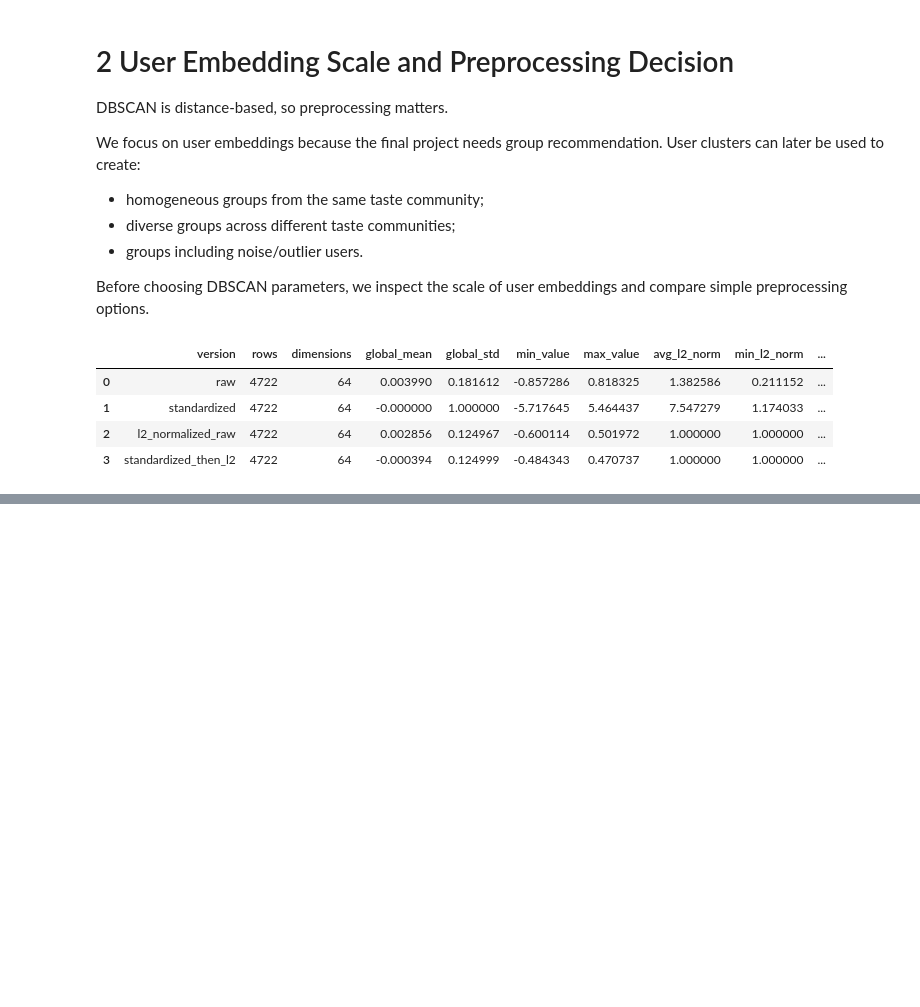
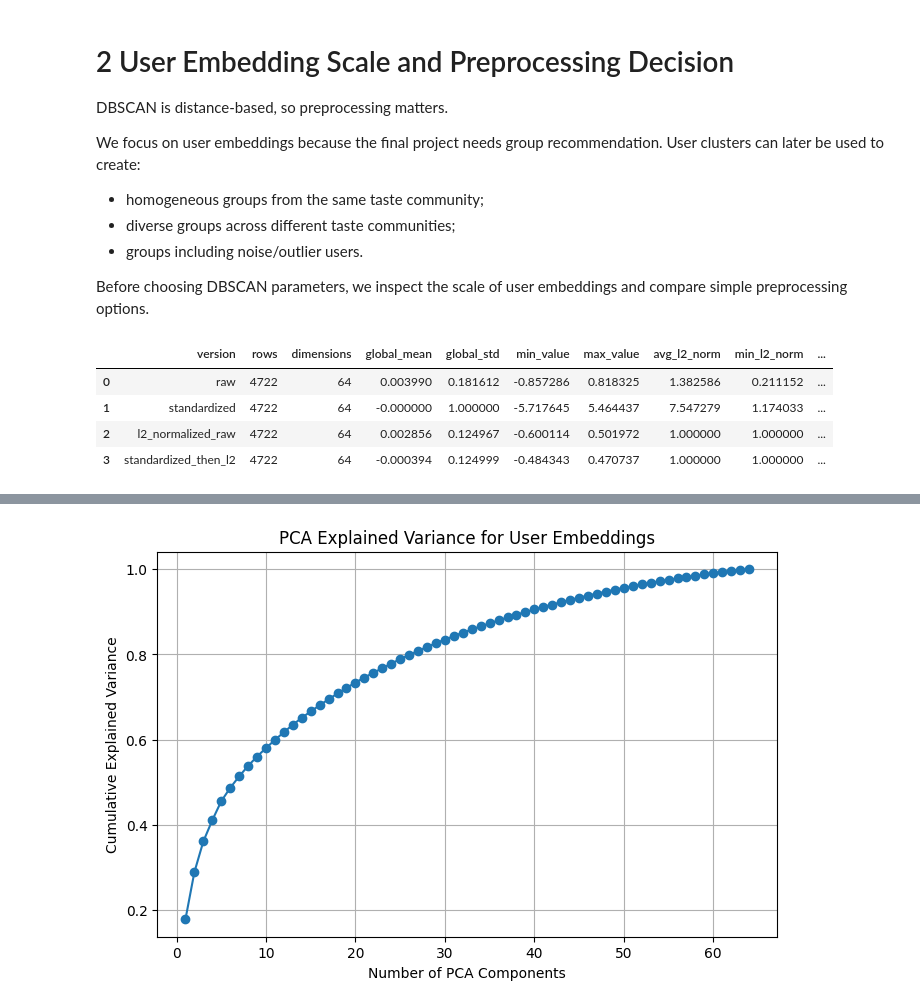
Before and after one commit to 99CCC/ACIT4530, a Jupyter notebook: David/step3.ipynb, the cells around one changed output, grey strips where cells are left out. Drawn from its saved outputs; the diff is of its cells as text; code cells hidden in the pictures; blank space fills up the shorter version.

```diff
--- a/David/step3.ipynb
+++ b/David/step3.ipynb
@@ -516,0 +525,19 @@ This does not mean that clustering is impossible. It means that the full embeddi
+# %%
+pca_full = PCA(random_state=42)
+pca_full.fit(user_embeddings_dbscan)
+
+explained_variance = np.cumsum(pca_full.explained_variance_ratio_)
+
+pca_variance_summary = pd.DataFrame({
+    "n_components": list(range(1, len(explained_variance) + 1)),
+    "cumulative_explained_variance": explained_variance,
+})
+
+display(pca_variance_summary.head(15))
+
+for threshold in [0.50, 0.70, 0.80, 0.90, 0.95]:
+    n_components_needed = int(np.searchsorted(explained_variance, threshold) + 1)
+    print(
+        f"Components needed for {int(threshold * 100)}% variance:",
+        n_components_needed
+    )
@@ -516,0 +566,14 @@ This does not mean that clustering is impossible. It means that the full embeddi
+# %%
+plt.figure(figsize=(8, 5))
+plt.plot(
+    pca_variance_summary["n_components"],
+    pca_variance_summary["cumulative_explained_variance"],
+    marker="o",
+)
+plt.xlabel("Number of PCA Components")
+plt.ylabel("Cumulative Explained Variance")
+plt.title("PCA Explained Variance for User Embeddings")
+plt.grid(True)
+plt.show()
+# %% [output]
+[figure, added]
```
Also changed, not shown: parts of 66 cells of this notebook, 26 other files.
